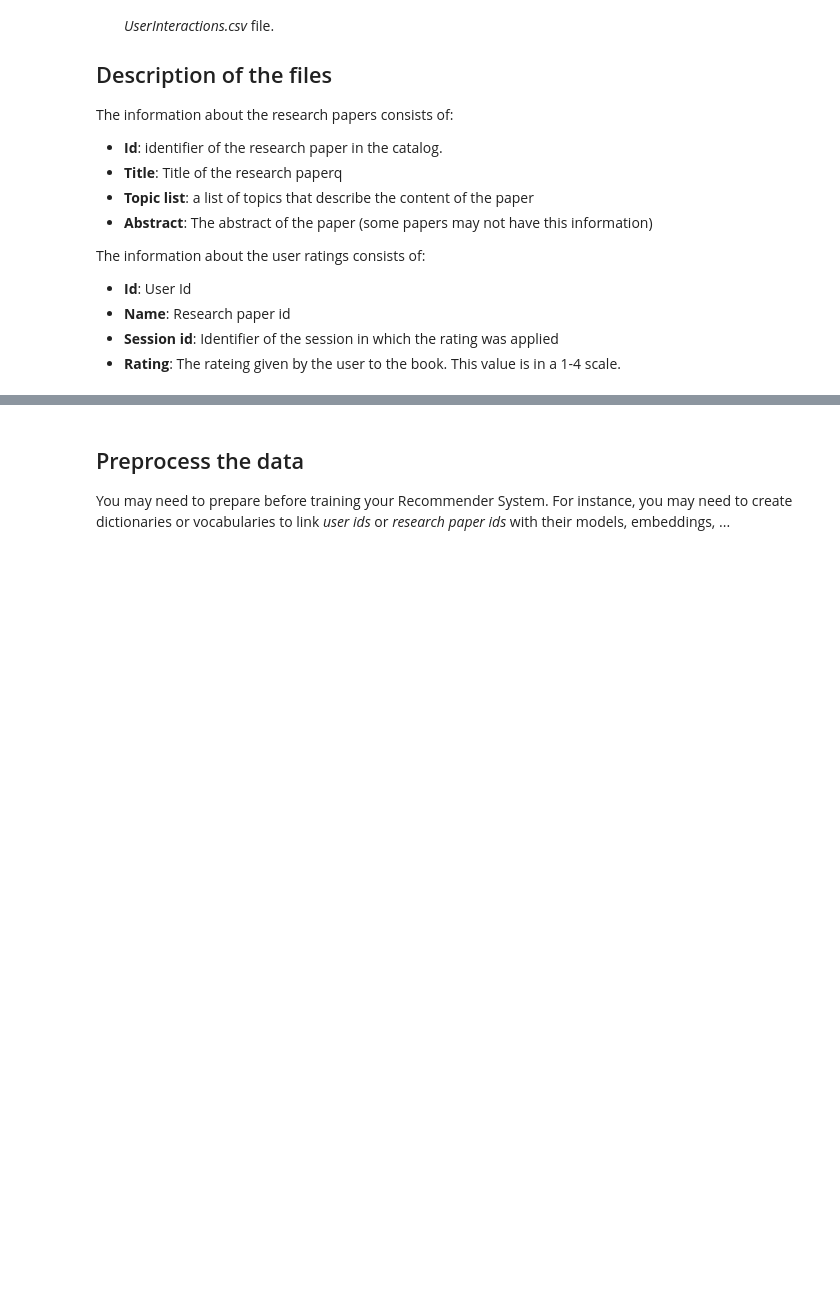
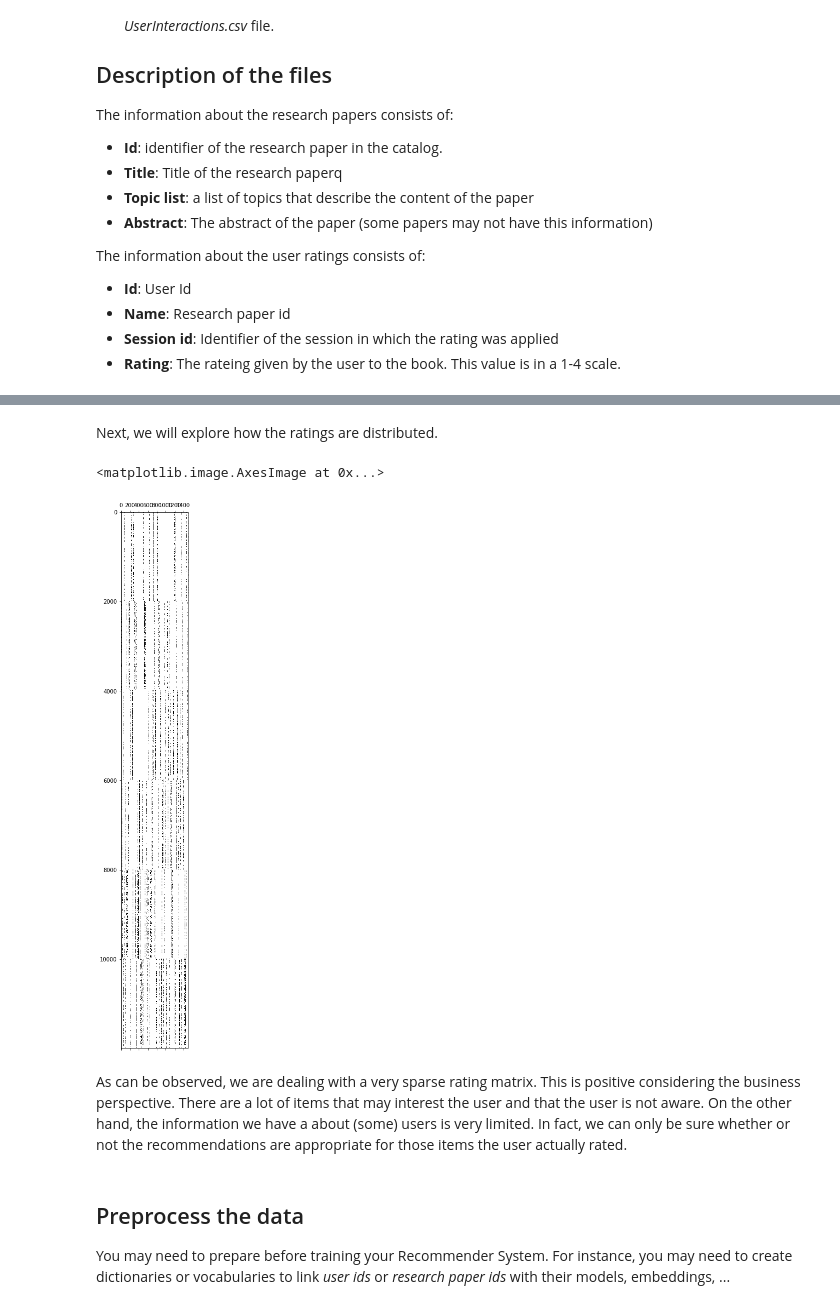
Before and after one commit to juletx/nlp-applications-2, a Jupyter notebook: assignments/assingment3.ResearchPapersRS.ipynb, the cells around one changed output, grey strips where cells are left out. Saved outputs shown, nothing was run; the diff lists cells and outputs as text; code cells hidden in the pictures; blank space fills up the shorter version.

```diff
--- a/assignments/assingment3.ResearchPapersRS.ipynb
+++ b/assignments/assingment3.ResearchPapersRS.ipynb
@@ -34,0 +50,4 @@ You can use the functions which are provided below to load the dataset. Obviousl
+# %%
+data_dir = '../data/ResearchPapersDataset/'
+ratings_file = data_dir + 'UserInteractions.csv'
+papers_file = data_dir + 'ResearchPapers.csv'
@@ -34,0 +96,6 @@ You can use the functions which are provided below to load the dataset. Obviousl
+# %%
+## Load paper data and rating data.
+paperData = PaperData(papers_file)
+paperRatings = pd.read_csv(ratings_file, sep=";",
+                           names=["userId", "datetime", "sessionId", "paperId", "rating"])
+paperRatings.drop('sessionId', axis='columns', inplace=True)
@@ -35,3 +134,15 @@ You can use the functions which are provided below to load the dataset. Obviousl
+# %% [markdown]
+Next, we will explore how the ratings are distributed.
+# %%
+user_paper_rating = paperRatings.pivot_table(index='userId', columns='paperId', values='rating')
+
+fig = plt.figure(figsize=(18, 18))
+plt.spy(user_paper_rating)
+# %% [output]
+<matplotlib.image.AxesImage at 0x...>
+[figure, added]
+# %% [markdown]
+As can be observed, we are dealing with a very sparse rating matrix. This is positive considering the business perspective. There are a lot of items that may interest the user and that the user is not aware. On the other hand, the information we have a about (some) users is very limited. In fact, we can only be sure whether or not the recommendations are appropriate for those items the user actually rated.
 # %% [markdown]
 ## Preprocess the data
 
```
Also changed, not shown: parts of 30 cells of this notebook.
